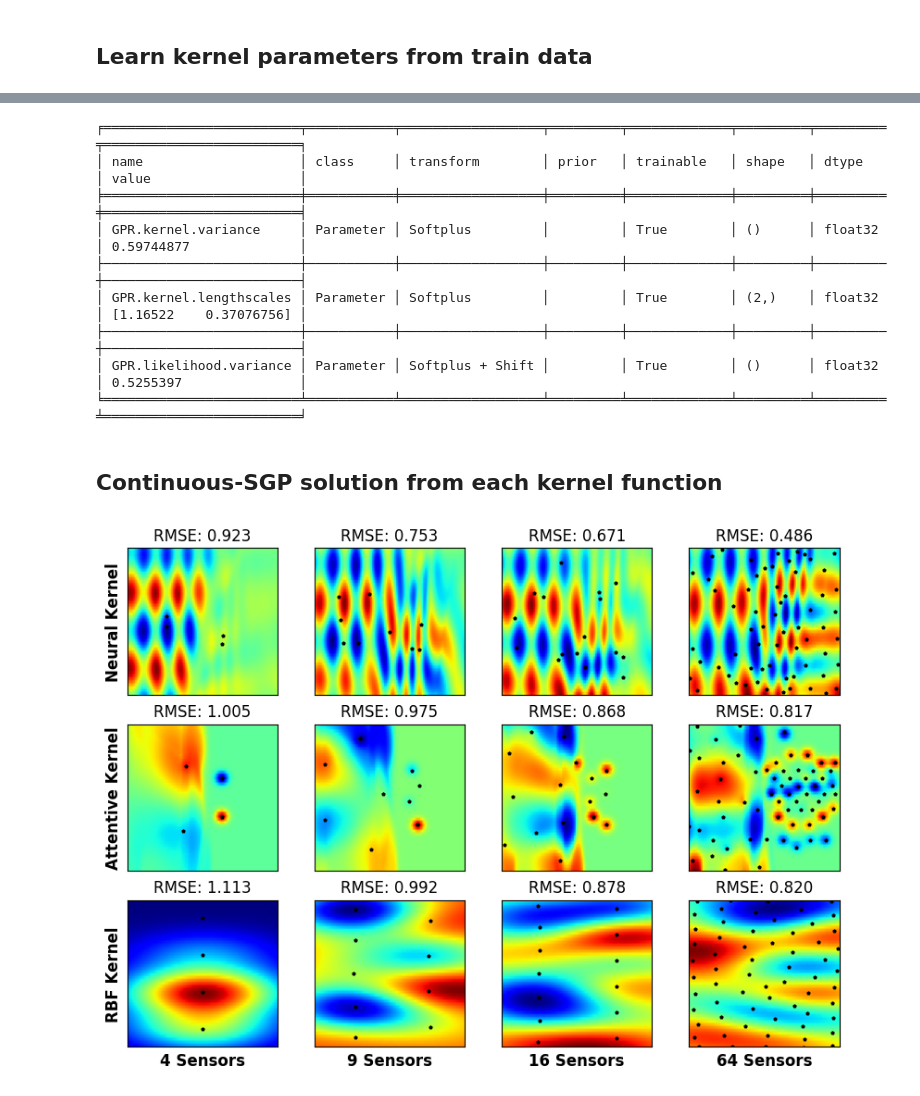
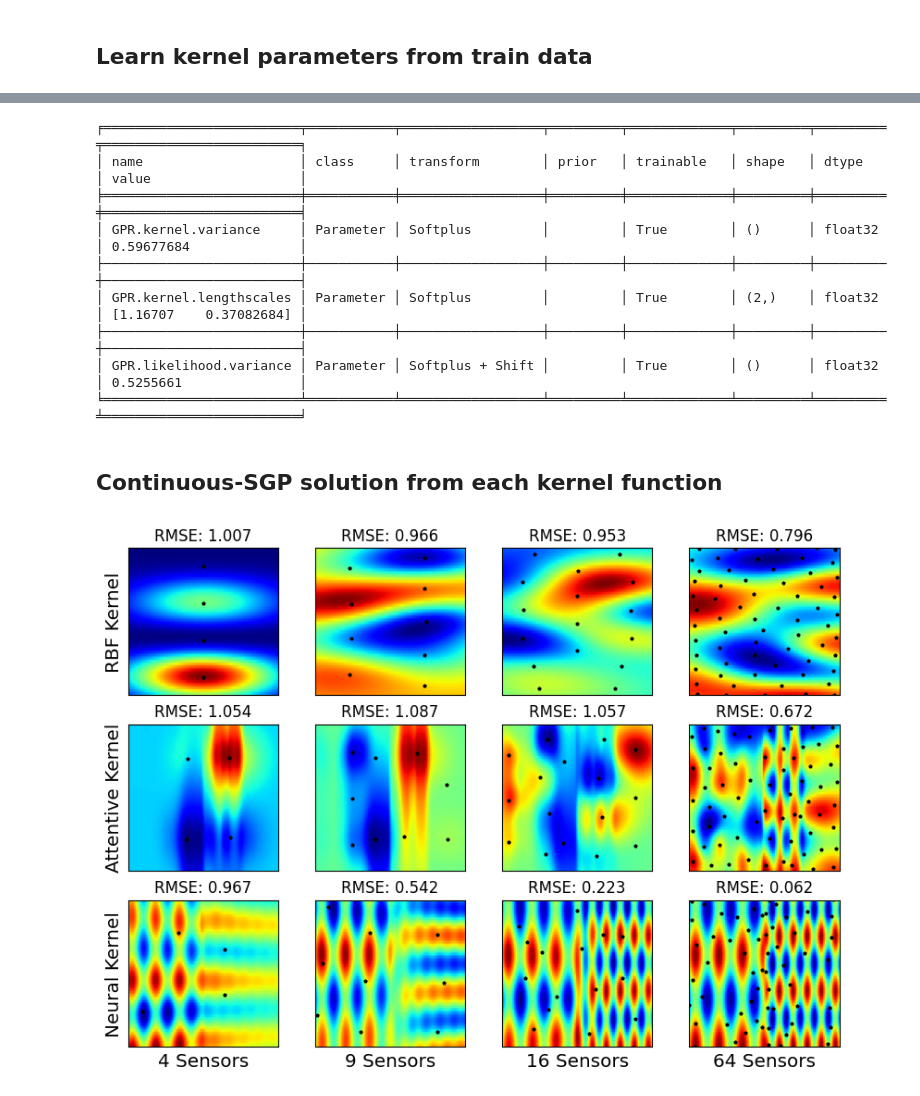
Before and after one commit to itskalvik/sgp-tools, a Jupyter notebook: examples/non_stationary_kernels.ipynb, the cells around one changed output, grey strips where cells are left out. Cells and saved outputs as stored; diff of their text form; code cells hidden in the pictures.

Commit message:
Update non stationary example

```diff
--- a/examples/non_stationary_kernels.ipynb
+++ b/examples/non_stationary_kernels.ipynb
@@ -5,6 +5,7 @@ import tensorflow as tf
 import numpy as np
 import gpflow
 gpflow.config.set_default_float(np.float32)
+from gpflow.utilities.traversal import deepcopy
 
 from sgptools.utils.metrics import *
 from sgptools.utils.misc import *
@@ -13,8 +14,15 @@ from sgptools.kernels.attentive_kernel import AttentiveKernel
 from sgptools.kernels.neural_kernel import init_neural_kernel
 from sgptools.utils.gpflow import get_model_params
 
+
+
 from sklearn.preprocessing import StandardScaler
 import matplotlib.pyplot as plt
 
+import matplotlib
+matplotlib.rcParams['pdf.fonttype'] = 42
+matplotlib.rcParams['ps.fonttype'] = 42
+plt.rcParams['font.size'] = 12
+
 np.random.seed(10)
 tf.random.set_seed(10)
@@ -91,9 +109,10 @@ labels = []
 # Non Stationary Neural Kernel
 model = init_neural_kernel(X_train, Y_train,
                            n_inits=5,
-                           inducing_variable=get_inducing_pts(X_train, 100),
-                           Q=3,
+                           inducing_variable=get_inducing_pts(X_train, 800, random=True),
+                           Q=5,
                            hidden_sizes=(4, 4))
+model_ak = deepcopy(model)
 optimize_model(model)
 
 kernels.append(model.kernel)
@@ -105,8 +126,9 @@ Best init: -1180.817993
 # %%
 # Non Stationary Attentive Kernel
-_, attentive_noise_variance, attentive_kernel = get_model_params(X_train, Y_train,
-                                                                 kernel=AttentiveKernel(np.linspace(0.1, 2.0, 4),
-                                                                                        dim_hidden=10))
-kernels.append(attentive_kernel)
-noice_vars.append(attentive_noise_variance)
+gpflow.config.set_default_jitter(1e-3)
+model_ak.kernel = AttentiveKernel(np.linspace(0.01, 2.0, 10), dim_hidden=10)
+optimize_model(model_ak)
+
+kernels.append(model_ak.kernel)
+noice_vars.append(model_ak.likelihood.variance.numpy())
 labels.append('Attentive Kernel')
@@ -139,21 +143,22 @@ labels.append('RBF Kernel')
 ╒═════════════════════════╤═══════════╤══════════════════╤═════════╤═════════════╤═════════╤═════════╤═════════════════════════╕
 │ name                    │ class     │ transform        │ prior   │ trainable   │ shape   │ dtype   │ value                   │
 ╞═════════════════════════╪═══════════╪══════════════════╪═════════╪═════════════╪═════════╪═════════╪═════════════════════════╡
-│ GPR.kernel.variance     │ Parameter │ Softplus         │         │ True        │ ()      │ float32 │ 0.59744877              │
+│ GPR.kernel.variance     │ Parameter │ Softplus         │         │ True        │ ()      │ float32 │ 0.59677684              │
 ├─────────────────────────┼───────────┼──────────────────┼─────────┼─────────────┼─────────┼─────────┼─────────────────────────┤
-│ GPR.kernel.lengthscales │ Parameter │ Softplus         │         │ True        │ (2,)    │ float32 │ [1.16522    0.37076756] │
+│ GPR.kernel.lengthscales │ Parameter │ Softplus         │         │ True        │ (2,)    │ float32 │ [1.16707    0.37082684] │
 ├─────────────────────────┼───────────┼──────────────────┼─────────┼─────────────┼─────────┼─────────┼─────────────────────────┤
-│ GPR.likelihood.variance │ Parameter │ Softplus + Shift │         │ True        │ ()      │ float32 │ 0.5255397               │
+│ GPR.likelihood.variance │ Parameter │ Softplus + Shift │         │ True        │ ()      │ float32 │ 0.5255661               │
 ╘═════════════════════════╧═══════════╧══════════════════╧═════════╧═════════════╧═════════╧═════════╧═════════════════════════╛
 # %% [markdown]
 ## Continuous-SGP solution from each kernel function
 # %%
 num_placements_list = [4, 9, 16, 64]
+labels = labels[::-1]
 fig, axs = plt.subplots(len(kernels), len(num_placements_list), figsize=(10, 7))
-for i, (kernel, noice_var) in enumerate(zip(kernels, noice_vars)):
+for i, (kernel, noice_var) in enumerate(zip(kernels[::-1], noice_vars[::-1])):
         for j, num_placements in enumerate(num_placements_list):
                 # Get initial inducing points
-                Xu_init = get_inducing_pts(X_train, num_placements)*0.5
+                Xu_init = get_inducing_pts(X_train, num_placements)
                 Xu_init.astype(np.float32)
 
                 # Setup SGP and optimize it
@@ -164,34 +169,36 @@ for i, (kernel, noice_var) in enumerate(zip(kernels, noice_vars)):
                                          Xu_init=Xu_init)
                 sgp_sol_sp = sgpr.inducing_variable.Z.numpy()
 
                 # Get the GP predictions
                 Xu_X, Xu_y = cont2disc(sgp_sol_sp, candidates=X_test,
                                        candidate_labels=Y_test)
                 gpr = gpflow.models.GPR((Xu_X, Xu_y),
                                         noise_variance=noice_var,
                                         kernel=kernel)
                 y_pred, y_var = gpr.predict_f(X_test)
                 y_pred = y_pred.numpy()
 
                 rmse = np.sqrt(np.mean((y_pred - Y_test)**2))
 
                 # Plot the results
                 axs[i, j].imshow(y_pred.reshape(test_data_dims[1], test_data_dims[0]),
                                  cmap='jet', origin='lower',
                                  extent=[np.min(X_test[:, 0]), np.max(X_test[:, 0]),
                                          np.min(X_test[:, 1]), np.max(X_test[:, 1])])
                 axs[i, j].set_aspect('equal')
                 axs[i, j].scatter(sgp_sol_sp[:, 0], sgp_sol_sp[:, 1], c='k', marker='p', s=5)
-                axs[i, j].set_title(f'RMSE: {rmse:.3f}')
+                axs[i, j].set_title(f'RMSE: {rmse:.3f}', fontsize='medium')
                 axs[i, j].set_xticks([])
                 axs[i, j].set_yticks([])
                 axs[i, j].set_xlim([np.min(X_test[:, 0]), np.max(X_test[:, 0])])
                 axs[i, j].set_ylim([np.min(X_test[:, 1]), np.max(X_test[:, 1])])
 
                 if j==0:
-                        axs[i, j].set_ylabel(f'{labels[i]}', fontsize='large', fontweight="bold")
+                        axs[i, j].set_ylabel(f'{labels[i]}', fontsize='large')
 
                 if i==len(kernels)-1:
-                        axs[i, j].set_xlabel(f'{num_placements} Sensors', fontsize='large', fontweight="bold")
+                        axs[i, j].set_xlabel(f'{num_placements} Sensors', fontsize='large')
+
+plt.savefig('non_stationary_benchmark.pdf', bbox_inches='tight')
 # %% [output]
-[figure, old version]
+[figure, new version]
```
Also changed, not shown: parts of 6 cells of this notebook.
